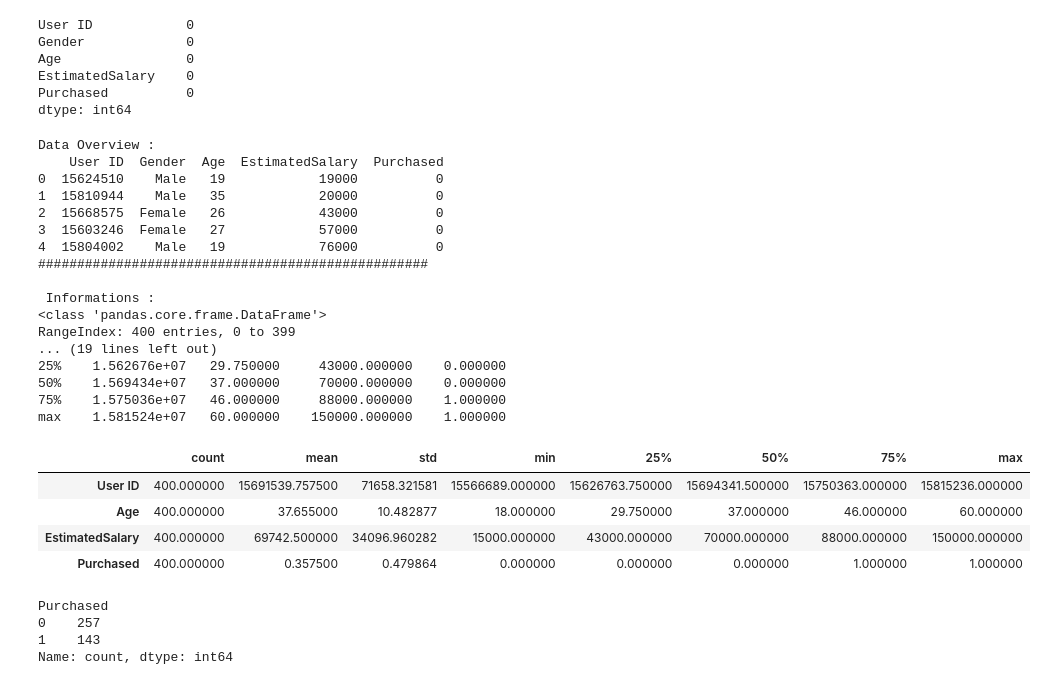
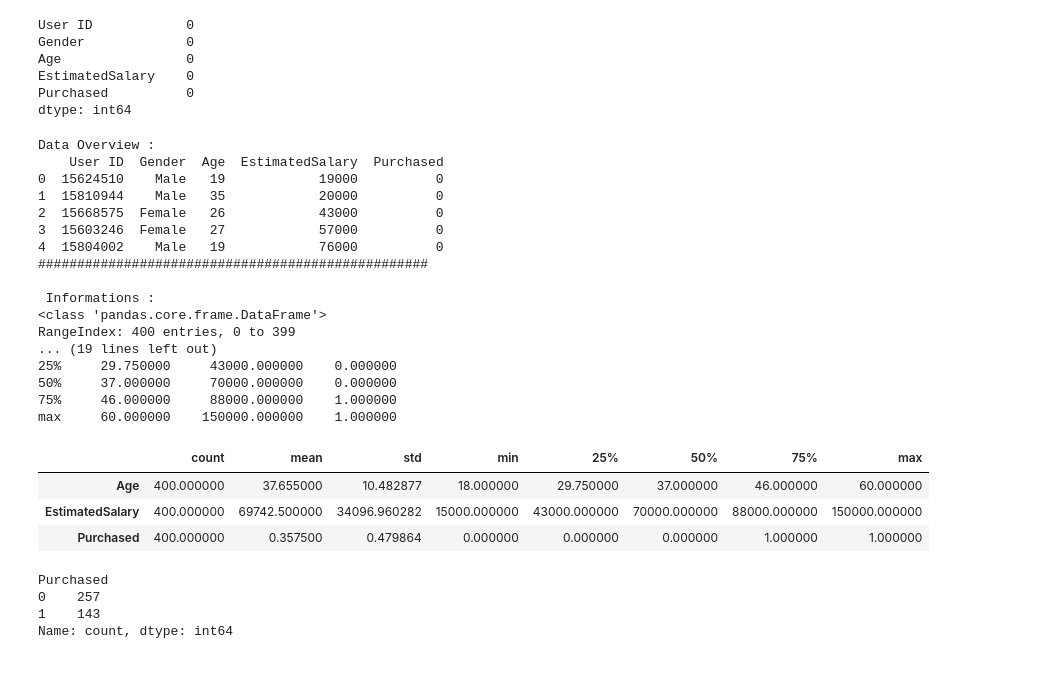
Before and after one commit to mo-elgazar74/Decision-Tree, a Jupyter notebook: decision-tree.ipynb, the cells around one changed output. Drawn from its saved outputs; the diff is of its cells as text; code cells hidden in the pictures.

```diff
--- a/decision-tree.ipynb
+++ b/decision-tree.ipynb
@@ -54,7 +56,6 @@ EstimatedSalary    0
 Purchased          0
 dtype: int64
 # %%
-
 # ----------------------------- #
 # 3. Data Overview
 # ----------------------------- #
@@ -65,7 +66,7 @@ print("\n Informations :")
 print(df.info())
 print('#'*50)
 print("\n Description :")
-print(df.describe())
+print(df.drop(columns=['User ID']).describe())
 # %% [output]
 Data Overview :
     User ID  Gender  Age  EstimatedSalary  Purchased
@@ -80,15 +81,14 @@ Data Overview :
 <class 'pandas.core.frame.DataFrame'>
 RangeIndex: 400 entries, 0 to 399
 ... (19 lines left out)
-25%    1.562676e+07   29.750000     43000.000000    0.000000
-50%    1.569434e+07   37.000000     70000.000000    0.000000
-75%    1.575036e+07   46.000000     88000.000000    1.000000
-max    1.581524e+07   60.000000    150000.000000    1.000000
+25%     29.750000     43000.000000    0.000000
+50%     37.000000     70000.000000    0.000000
+75%     46.000000     88000.000000    1.000000
+max     60.000000    150000.000000    1.000000
 # %%
-df.describe().T.style.background_gradient(cmap='Blues')
+df.drop(columns=['User ID']).describe().T.style.background_gradient(cmap='Blues')
 # %% [output]
 |  | count | mean | std | min | 25% | 50% | 75% | max |
-| User ID | 400.000000 | 15691539.757500 | 71658.321581 | 15566689.000000 | 15626763.750000 | 15694341.500000 | 15750363.000000 | 15815236.000000 |
 | Age | 400.000000 | 37.655000 | 10.482877 | 18.000000 | 29.750000 | 37.000000 | 46.000000 | 60.000000 |
 | EstimatedSalary | 400.000000 | 69742.500000 | 34096.960282 | 15000.000000 | 43000.000000 | 70000.000000 | 88000.000000 | 150000.000000 |
 | Purchased | 400.000000 | 0.357500 | 0.479864 | 0.000000 | 0.000000 | 0.000000 | 1.000000 | 1.000000 |
```
Also changed, not shown: parts of 1 cell of this notebook.
